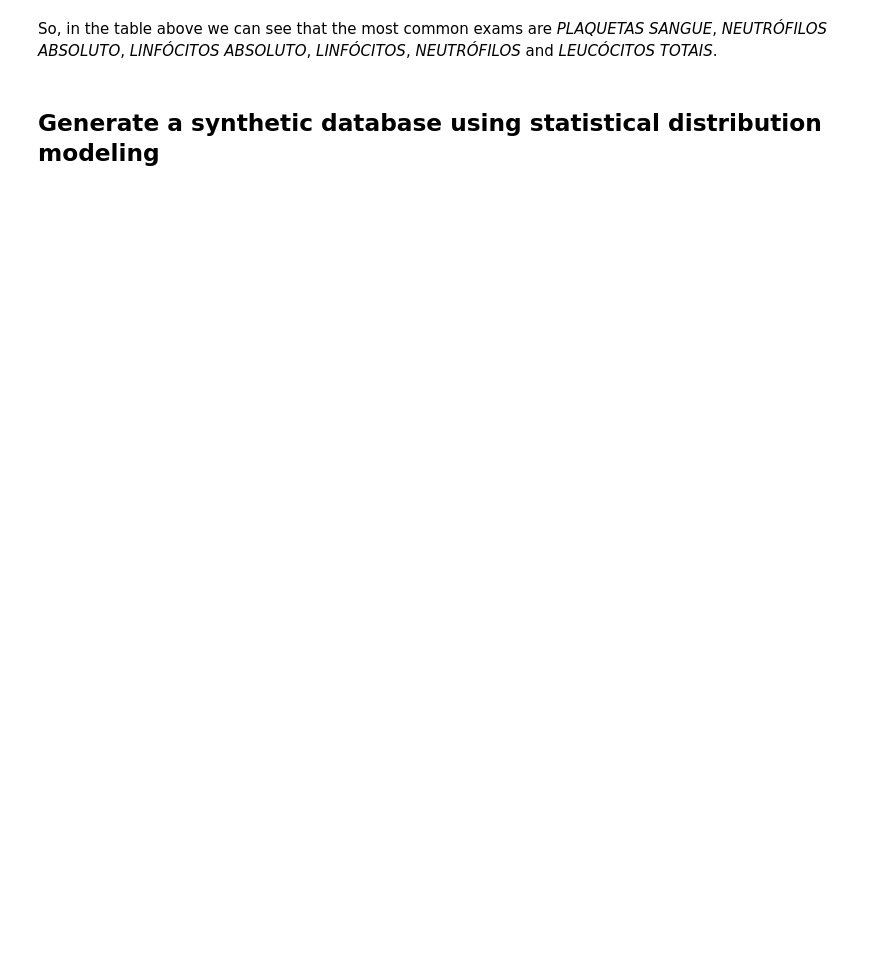
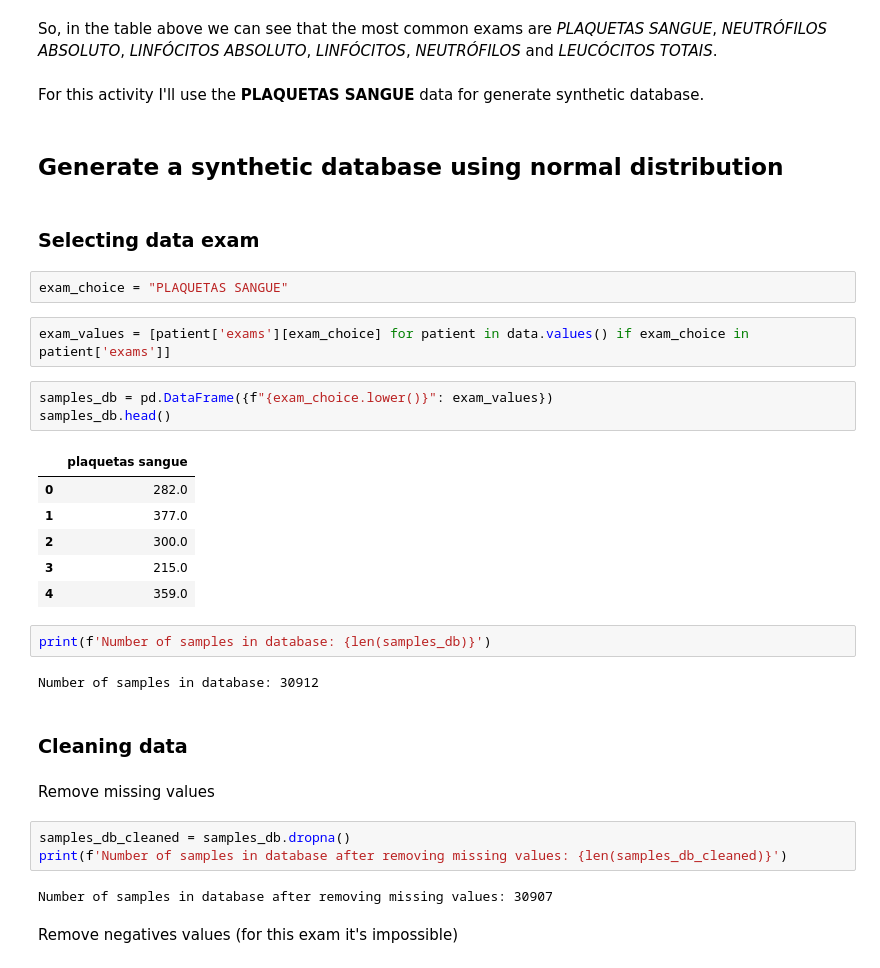
Before and after one commit to GustavoFA/IA376, a Jupyter notebook: A1/236249_a1.ipynb, the cells around one changed output. Saved outputs shown, nothing was run; the diff lists cells and outputs as text; blank space fills up the shorter version.

```diff
--- a/A1/236249_a1.ipynb
+++ b/A1/236249_a1.ipynb
@@ -68,5 +70,38 @@ exam_df.head(30)
 # %% [markdown]
 So, in the table above we can see that the most common exams are *PLAQUETAS SANGUE*, *NEUTRÓFILOS ABSOLUTO*, *LINFÓCITOS ABSOLUTO*, *LINFÓCITOS*,
 *NEUTRÓFILOS* and *LEUCÓCITOS TOTAIS*.
+# %% [markdown]
+For this activity I'll use the **PLAQUETAS SANGUE** data for generate synthetic database.
 # %% [markdown]
-## Generate a synthetic database using statistical distribution modeling
+## Generate a synthetic database using normal distribution
+# %% [markdown]
+### Selecting data exam
+# %%
+exam_choice = "PLAQUETAS SANGUE"
+# %%
+exam_values = [patient['exams'][exam_choice] for patient in data.values() if exam_choice in patient['exams']]
+# %%
+samples_db = pd.DataFrame({f"{exam_choice.lower()}": exam_values})
+samples_db.head()
+# %% [output]
+|  | plaquetas sangue |
+| 0 | 282.0 |
+| 1 | 377.0 |
+| 2 | 300.0 |
+| 3 | 215.0 |
+| 4 | 359.0 |
+# %%
+print(f'Number of samples in database: {len(samples_db)}')
+# %% [output]
+Number of samples in database: 30912
+# %% [markdown]
+### Cleaning data
+# %% [markdown]
+Remove missing values
+# %%
+samples_db_cleaned = samples_db.dropna()
+print(f'Number of samples in database after removing missing values: {len(samples_db_cleaned)}')
+# %% [output]
+Number of samples in database after removing missing values: 30907
+# %% [markdown]
+Remove negatives values (for this exam it's impossible)
```
Also changed, not shown: parts of 30 cells of this notebook.
